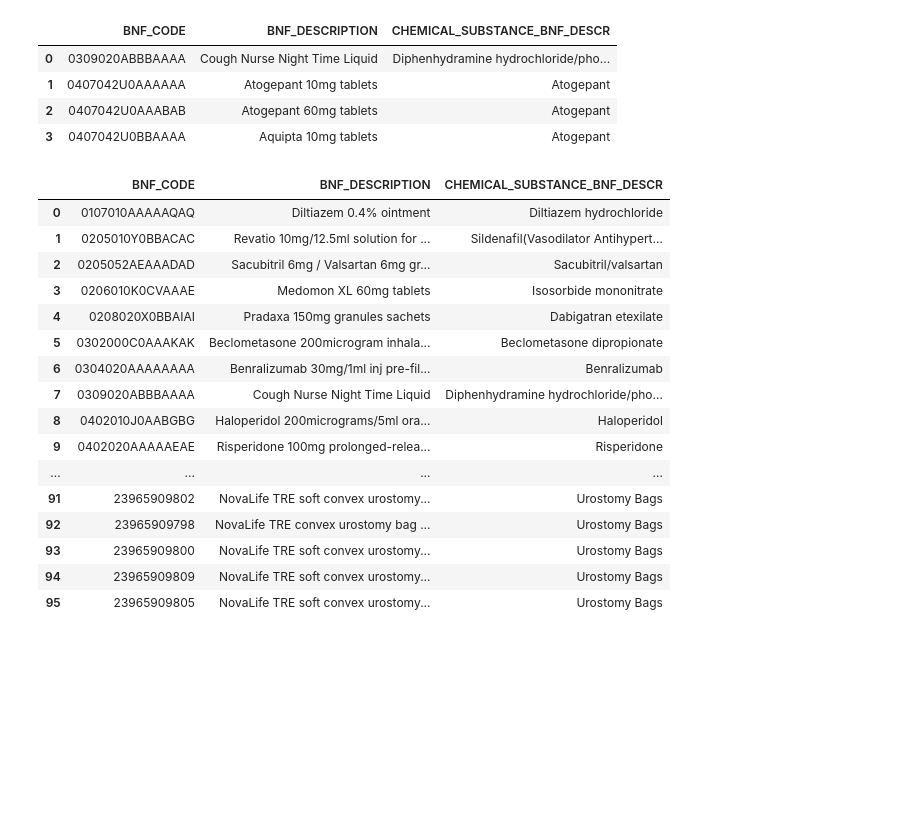
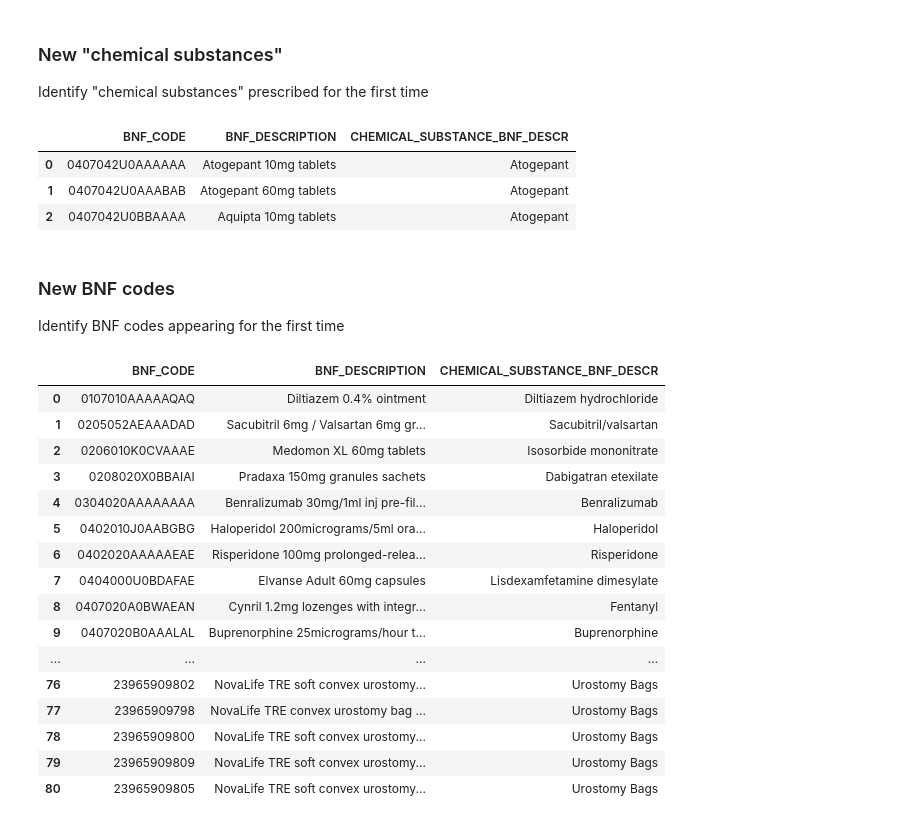
Before and after one commit to chrisjwood16/openprescribing_tests, a Jupyter notebook: notebooks/OP_tests.ipynb, the cells around one changed output. Drawn from its saved outputs; the diff is of its cells as text; code cells hidden in the pictures; blank space fills up the shorter version.

```diff
--- a/notebooks/OP_tests.ipynb
+++ b/notebooks/OP_tests.ipynb
@@ -25,32 +23,20 @@ secondary-care-medicines-data-indicative-price
 # %%
 #FIND NEW PRODUCTS
-dataset_id = "english-prescribing-data-epd" # Dateset ID
-date_from = "201801" # Can be "YYYYMM" or "earliest" or "latest", default="earliest"
-date_to = "latest-1" # Can be "YYYYMM" or "latest" or "latest-1", default="latest"
 sql = (
     "SELECT DISTINCT BNF_CODE, BNF_DESCRIPTION, CHEMICAL_SUBSTANCE_BNF_DESCR "
     "{FROM_TABLE}"
 )
 
-# Fetch data using BSA API
+# Extract existing data from EPD
+date_from = "earliest" # Can be "YYYYMM" or "earliest" or "latest", default="earliest"
+date_to = "latest-1" # Can be "YYYYMM" or "latest" or "latest-1", default="latest"
+
+# Fetch existing data using BSA API
 existing_data_extract=bsa_utils.FetchData(resource=dataset_id, date_from=date_from, date_to=date_to, sql=sql, cache=True)
 
-# Save data to file
-#df.to_csv("../data/data.csv", index=False)
+# Extract latest data from EPD
+date_from = "latest" # Can be "YYYYMM" or "earliest" or "latest", default="earliest"
+date_to = "latest" # Can be "YYYYMM" or "latest" or "latest-1", default="latest"
 
-date_from = "latest" # Can be "YYYYMM" or "earliest" or "latest", default="earliest"
-date_to = "" # Can be "YYYYMM" or "latest" or "latest-1", default="latest"
-sql = (
-    "SELECT DISTINCT BNF_CODE, BNF_DESCRIPTION, CHEMICAL_SUBSTANCE_BNF_DESCR "
-    "{FROM_TABLE}"
-)
-
-# Fetch data using BSA API
+# Fetch latest data using BSA API
 latest_data_extract=bsa_utils.FetchData(resource=dataset_id, date_from=date_from, date_to=date_to, sql=sql)
-
-# Compare 2 dataframe - return rows with items which are only in new dataframe.
-#new_items=utils.show_new_items(existing_data_extract.results(), latest_data_extract.results())
-
-# Temporarily set the display option to show all rows for one print statement
-#with pd.option_context('display.max_rows', None, 'display.max_colwidth', 100):
-    #display(new_items)
@@ -138,34 +43,39 @@ def sort_by_bnf_code(df):
+# %% [markdown]
+### New "chemical substances"
+Identify "chemical substances" prescribed for the first time
 # %%
-result=find_chemical_substance_bnf_descr_only_in_latest(existing_data_extract.results(), latest_data_extract.results())
+new_chem_subs=utils.find_chemical_substance_bnf_descr_only_in_latest(existing_data_extract.results(), latest_data_extract.results())
 # Temporarily set the display option to show all rows for one print statement
 with pd.option_context('display.max_rows', None, 'display.max_colwidth', 100):
-    display(result)
+    display(new_chem_subs)
 # %% [output]
 |  | BNF_CODE | BNF_DESCRIPTION | CHEMICAL_SUBSTANCE_BNF_DESCR |
-| 0 | 0309020ABBBAAAA | Cough Nurse Night Time Liquid | Diphenhydramine hydrochloride/pho... |
-| 1 | 0407042U0AAAAAA | Atogepant 10mg tablets | Atogepant |
-| 2 | 0407042U0AAABAB | Atogepant 60mg tablets | Atogepant |
-| 3 | 0407042U0BBAAAA | Aquipta 10mg tablets | Atogepant |
+| 0 | 0407042U0AAAAAA | Atogepant 10mg tablets | Atogepant |
+| 1 | 0407042U0AAABAB | Atogepant 60mg tablets | Atogepant |
+| 2 | 0407042U0BBAAAA | Aquipta 10mg tablets | Atogepant |
+# %% [markdown]
+### New BNF codes
+Identify BNF codes appearing for the first time
 # %%
-result=find_bnf_code_only_in_latest(existing_data_extract.results(), latest_data_extract.results())
+new_bnf_code=utils.find_bnf_code_only_in_latest(existing_data_extract.results(), latest_data_extract.results())
 # Temporarily set the display option to show all rows for one print statement
 with pd.option_context('display.max_rows', None, 'display.max_colwidth', 100):
-    display(result)
+    display(new_bnf_code)
 # %% [output]
 |  | BNF_CODE | BNF_DESCRIPTION | CHEMICAL_SUBSTANCE_BNF_DESCR |
 | 0 | 0107010AAAAAQAQ | Diltiazem 0.4% ointment | Diltiazem hydrochloride |
-| 1 | 0205010Y0BBACAC | Revatio 10mg/12.5ml solution for ... | Sildenafil(Vasodilator Antihypert... |
-| 2 | 0205052AEAAADAD | Sacubitril 6mg / Valsartan 6mg gr... | Sacubitril/valsartan |
-| 3 | 0206010K0CVAAAE | Medomon XL 60mg tablets | Isosorbide mononitrate |
-| 4 | 0208020X0BBAIAI | Pradaxa 150mg granules sachets | Dabigatran etexilate |
-| 5 | 0302000C0AAAKAK | Beclometasone 200microgram inhala... | Beclometasone dipropionate |
-| 6 | 0304020AAAAAAAA | Benralizumab 30mg/1ml inj pre-fil... | Benralizumab |
-| 7 | 0309020ABBBAAAA | Cough Nurse Night Time Liquid | Diphenhydramine hydrochloride/pho... |
-| 8 | 0402010J0AABGBG | Haloperidol 200micrograms/5ml ora... | Haloperidol |
-| 9 | 0402020AAAAAEAE | Risperidone 100mg prolonged-relea... | Risperidone |
+| 1 | 0205052AEAAADAD | Sacubitril 6mg / Valsartan 6mg gr... | Sacubitril/valsartan |
+| 2 | 0206010K0CVAAAE | Medomon XL 60mg tablets | Isosorbide mononitrate |
+| 3 | 0208020X0BBAIAI | Pradaxa 150mg granules sachets | Dabigatran etexilate |
+| 4 | 0304020AAAAAAAA | Benralizumab 30mg/1ml inj pre-fil... | Benralizumab |
+| 5 | 0402010J0AABGBG | Haloperidol 200micrograms/5ml ora... | Haloperidol |
+| 6 | 0402020AAAAAEAE | Risperidone 100mg prolonged-relea... | Risperidone |
+| 7 | 0404000U0BDAFAE | Elvanse Adult 60mg capsules | Lisdexamfetamine dimesylate |
+| 8 | 0407020A0BWAEAN | Cynril 1.2mg lozenges with integr... | Fentanyl |
+| 9 | 0407020B0AAALAL | Buprenorphine 25micrograms/hour t... | Buprenorphine |
 | ... | ... | ... | ... |
-| 91 | 23965909802 | NovaLife TRE soft convex urostomy... | Urostomy Bags |
-| 92 | 23965909798 | NovaLife TRE convex urostomy bag ... | Urostomy Bags |
-| 93 | 23965909800 | NovaLife TRE soft convex urostomy... | Urostomy Bags |
-| 94 | 23965909809 | NovaLife TRE soft convex urostomy... | Urostomy Bags |
-| 95 | 23965909805 | NovaLife TRE soft convex urostomy... | Urostomy Bags |
+| 76 | 23965909802 | NovaLife TRE soft convex urostomy... | Urostomy Bags |
+| 77 | 23965909798 | NovaLife TRE convex urostomy bag ... | Urostomy Bags |
+| 78 | 23965909800 | NovaLife TRE soft convex urostomy... | Urostomy Bags |
+| 79 | 23965909809 | NovaLife TRE soft convex urostomy... | Urostomy Bags |
+| 80 | 23965909805 | NovaLife TRE soft convex urostomy... | Urostomy Bags |
```
Also changed, not shown: parts of 11 cells of this notebook, 1 other file.
